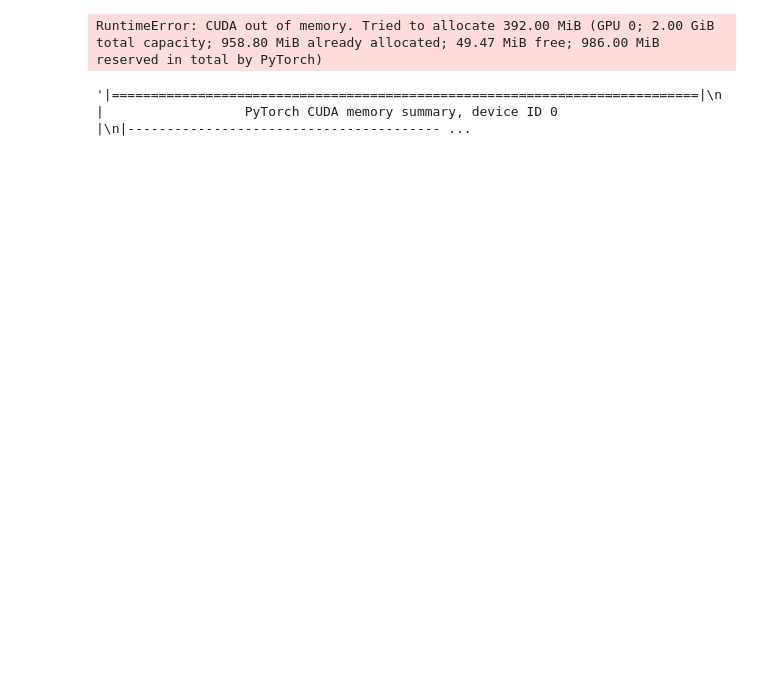
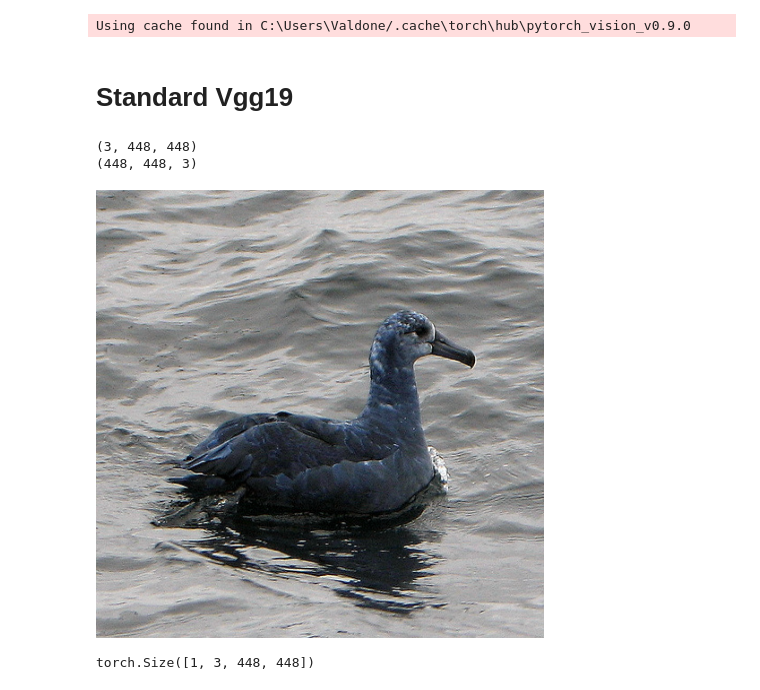
Before and after one commit to Vins1805/cnn-fine-grained-image-recognition, a Jupyter notebook: 1-pretrained-models.ipynb, the cells around one changed output. Saved outputs shown, nothing was run; the diff lists cells and outputs as text; code cells hidden in the pictures; blank space fills up the shorter version.

```diff
--- a/1-pretrained-models.ipynb
+++ b/1-pretrained-models.ipynb
@@ -94,8 +27,30 @@ for img, lable in trainloader:
-# %%
-vgg19.features(img.cuda())
-# %% [output]
-RuntimeError: CUDA out of memory. Tried to allocate 392.00 MiB (GPU 0; 2.00 GiB total capacity; 958.80 MiB already allocated; 49.47 MiB free; 986.00 MiB reserved in total by PyTorch)
-# %%
-torch.cuda.memory_summary(device=None, abbreviated=False)
-# %% [output]
-'|===========================================================================|\n|                  PyTorch CUDA memory summary, device ID 0                 |\n|---------------------------------------- ...
+# %%
+vgg19 = torch.hub.load('pytorch/vision:v0.9.0', 'vgg19', pretrained=True)
+# %% [output]
+Using cache found in C:\Users\Valdone/.cache\torch\hub\pytorch_vision_v0.9.0
+# %% [markdown]
+# Standard Vgg19
+# %%
+img , label = trainset[120]
+print(img.shape)
+print(img.transpose(1,2,0).shape)
+baseimage = Image.fromarray(img.transpose(1,2,0).astype(np.uint8))
+baseimage
+# %% [output]
+(3, 448, 448)
+(448, 448, 3)
+[figure, added]
+# %%
+img = transforms.ToTensor()(img)
+img = img.permute(1,2,0)
+mean, std = img.mean([1,2]), img.std([1,2])
+#print("Mean:", mean, "\nStd:", std)
+#print("image shape:", img.shape)
+#img = transforms.Normalize(mean, std)(img)
+#/255 -> Vgg19 Normalization
+img = img/255
+img = transforms.Normalize(mean=[0.485,0.456,0.406], std=[0.229,0.224,0.225])(img)
+img = img.unsqueeze(0)
+print(img.shape)
+# %% [output]
+torch.Size([1, 3, 448, 448])
```
Also changed, not shown: parts of 42 cells of this notebook, 3 other files.
